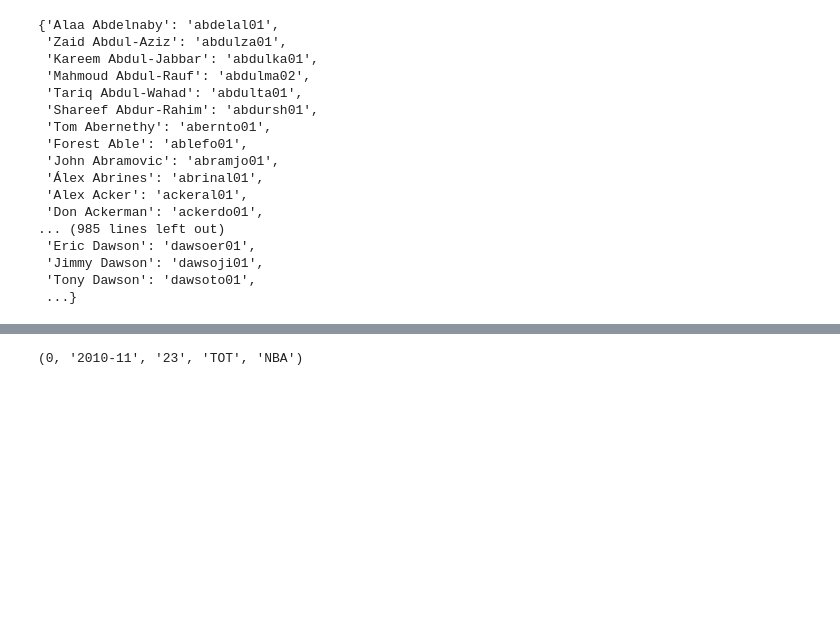
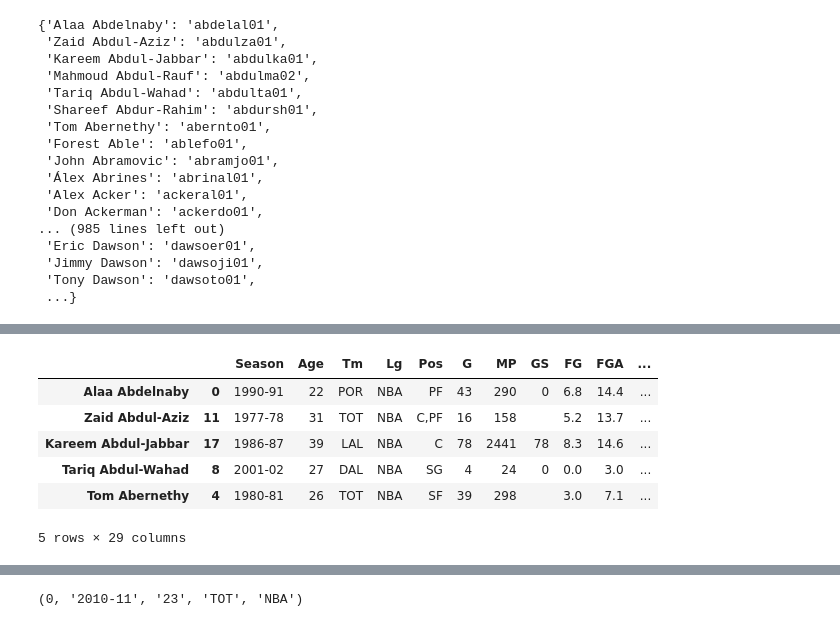
Before and after one commit to samhld/nba_stats, a Jupyter notebook: scratchpads/first.ipynb, the cells around one changed output, grey strips where cells are left out. Cells and saved outputs as stored; diff of their text form; code cells hidden in the pictures; blank space fills up the shorter version.

```diff
--- a/scratchpads/first.ipynb
+++ b/scratchpads/first.ipynb
@@ -135,0 +148,16 @@ all_stats[::5]
+# %%
+basic_650 = pd.concat(dfs, keys=list(player_dict.keys())[:650])
+# %%
+basic_650_cols = list(basic_650.columns)
+basic_650_cols[6],basic_650_cols[7] = basic_650_cols[7],basic_650_cols[6]
+basic_650_cols
+basic_650 = basic_650[basic_650_cols]
+basic_650[::20].head()
+# %% [output]
+|  |  | Season | Age | Tm | Lg | Pos | G | MP | GS | FG | FGA | ... |
+| Alaa Abdelnaby | 0 | 1990-91 | 22 | POR | NBA | PF | 43 | 290 | 0 | 6.8 | 14.4 | ... |
+| Zaid Abdul-Aziz | 11 | 1977-78 | 31 | TOT | NBA | C,PF | 16 | 158 |  | 5.2 | 13.7 | ... |
+| Kareem Abdul-Jabbar | 17 | 1986-87 | 39 | LAL | NBA | C | 78 | 2441 | 78 | 8.3 | 14.6 | ... |
+| Tariq Abdul-Wahad | 8 | 2001-02 | 27 | DAL | NBA | SG | 4 | 24 | 0 | 0.0 | 3.0 | ... |
+| Tom Abernethy | 4 | 1980-81 | 26 | TOT | NBA | SF | 39 | 298 |  | 3.0 | 7.1 | ... |
+5 rows × 29 columns
```
Also changed, not shown: parts of 13 cells of this notebook, 3 other files.
